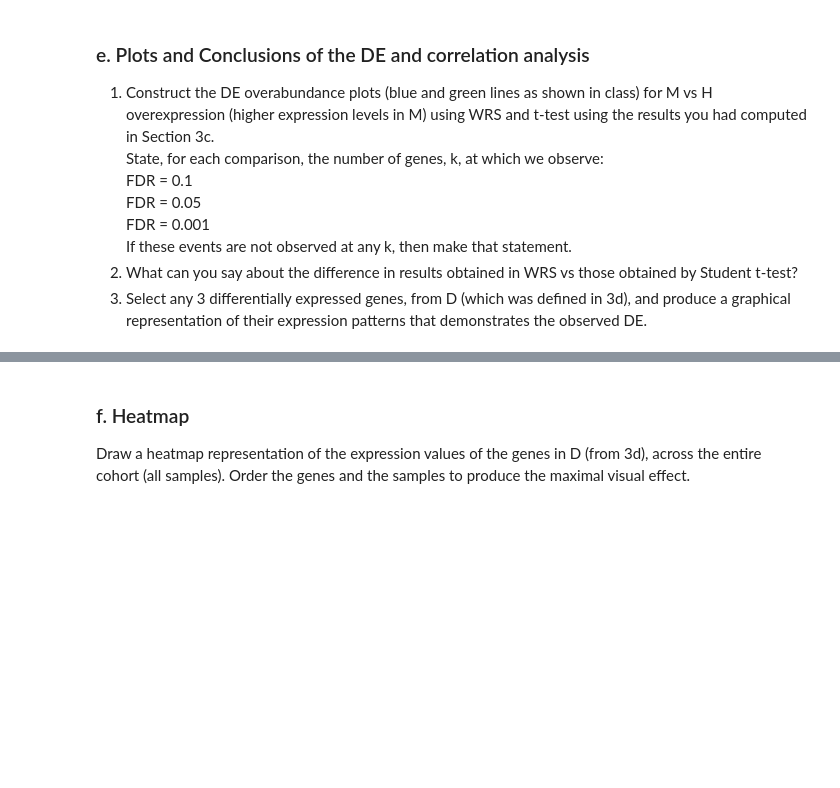
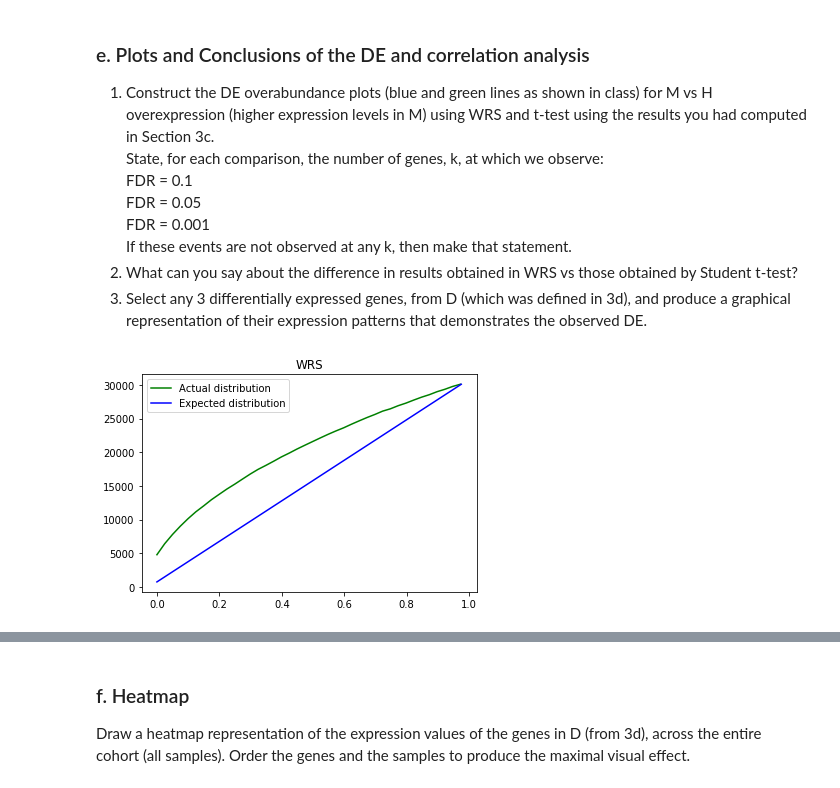
Before and after one commit to ihadanny/stat3620, a Jupyter notebook: HW4_034537969_322156159.ipynb, the cells around one changed output, grey strips where cells are left out. Drawn from its saved outputs; the diff is of its cells as text; code cells hidden in the pictures; blank space fills up the shorter version.

```diff
--- a/HW4_034537969_322156159.ipynb
+++ b/HW4_034537969_322156159.ipynb
@@ -343,3 +346,20 @@ Probably it happens because H and M patients have significantly different expres
     If these events are not observed at any k, then make that statement.
 2. What can you say about the difference in results obtained in WRS vs those obtained by Student t-test?
 3. Select any 3 differentially expressed genes, from D (which was defined in 3d), and produce a graphical representation of their expression patterns that demonstrates the observed DE.
+# %%
+def overabundance(pvals, title):
+    t_pvals = np.linspace(0, 1, len(pvals))
+    def cum_plot(vals, color, label):
+        values, base = np.histogram(vals, bins=40)
+        cumulative = np.cumsum(values)
+        plt.plot(base[:-1], cumulative, c=color, label=label)
+    cum_plot(pvals, 'green', 'Actual distribution')
+    cum_plot(t_pvals, 'blue', 'Expected distribution')
+    plt.title(title)
+    plt.legend()
+    plt.show()
+# %%
+wrs_pvals = [w.pvalue for w in wrs if w.statistic > 0]
+overabundance(wrs_pvals, 'WRS')
+# %% [output]
+[figure, added]
```
Also changed, not shown: parts of 12 cells of this notebook.
